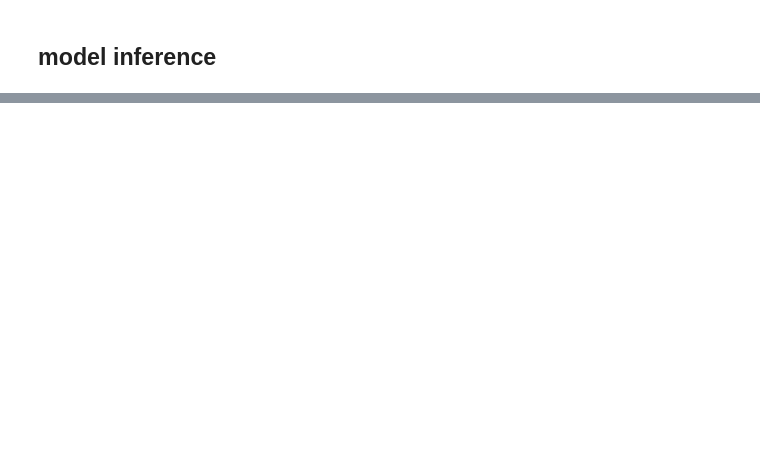
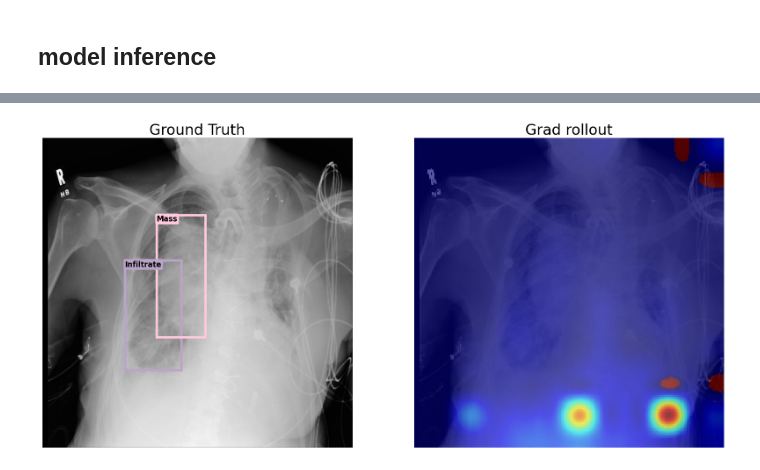
Before and after one commit to taheeraahmed/master-thesis, a Jupyter notebook: 01-multi-label/notebook/xai-vit.ipynb, the cells around one changed output, grey strips where cells are left out. Saved outputs shown, nothing was run; the diff lists cells and outputs as text; code cells hidden in the pictures; blank space fills up the shorter version.

```diff
--- a/01-multi-label/notebook/xai-vit.ipynb
+++ b/01-multi-label/notebook/xai-vit.ipynb
@@ -210,13 +124,8 @@ df_filtered
 # %% [markdown]
 ## loading model
 # %%
-#pretrained_weights = "/cluster/home/taheeraa/code/master-thesis/01-multi-label/output/2024-05-23-13:36:36-fine-tuned-swin/swin_base_simmim_run_0.pth.tar"
-#checkpoint = torch.load(pretrained_weights)
-#state_dict = checkpoint['state_dict']
-#model = timm.create_model('swin_base_patch4_window7_224', num_classes=num_labels)
-
-pretrained_weights = "/cluster/home/taheeraa/code/BenchmarkTransformers/Models/Classification/ChestXray14/06-transformers-pre-trained/vit_base_imagenet_1k_sgd_64_bce_True/vit_base_imagenet_1k_sgd_64_bce_True_run_0.pth.tar"
-checkpoint = torch.load(pretrained_weights)
+pretrained_weights = "/cluster/home/taheeraa/code/BenchmarkTransformers/models/classification/ChestXray14/06-transformers-pre-trained/vit_base_imagenet_1k_sgd_64_bce_True/model.pth.tar"
+checkpoint = torch.load(pretrained_weights, map_location=torch.device('cpu'))
 state_dict = checkpoint['state_dict']
 model = timm.create_model('vit_base_patch16_224', num_classes=num_labels, pretrained=True)
 
@@ -343,0 +296,9 @@ VisionTransformer(
+# %%
+model.eval()
+
+img = cv2.imread(img_path, cv2.IMREAD_GRAYSCALE)
+
+# Convert grayscale to RGB
+rgb_img = cv2.cvtColor(img, cv2.COLOR_GRAY2RGB)
+rgb_img.shape
+input_tensor.shape
@@ -457,0 +364,64 @@ plt.show()
+# %%
+print("Doing Attention Rollout")
+discard_ratio = 0.9
+head_fusion = 'mean'
+attention_rollout = VITAttentionRollout(model, head_fusion=head_fusion,
+    discard_ratio=discard_ratio)
+mask = attention_rollout(input_tensor)
+name = f"attention_rollout_id-{img_id}_dr-{discard_ratio}_hf-{head_fusion}"
+print(name)
+print(mask.shape)
+
+mask_resized = cv2.resize(mask, (224, 224), interpolation=cv2.INTER_CUBIC)
+mask_normalized = mask_resized / mask_resized.max()
+
+heatmap = cv2.applyColorMap(np.uint8(255 * mask_normalized), cv2.COLORMAP_JET)
+
+# Ensure 'rgb_img' is resized to (224, 224) if not, resize it
+if rgb_img.shape[:2] != (224, 224):
+    rgb_img = cv2.resize(rgb_img, (224, 224))
+
+# Blend the heatmap with the original image
+alpha = 0.6  # Transparency for the heatmap
+overlayed_image = cv2.addWeighted(heatmap, alpha, rgb_img, 1 - alpha, 0)
+
+# Convert BGR to RGB for matplotlib
+overlayed_image_rgb = cv2.cvtColor(overlayed_image, cv2.COLOR_BGR2RGB)
+
+# Define specific colors
+colors_list = ['#BAA4C7', '#FFC8DD', '#FFAFCC', '#BDE0FE']
+unique_labels = df_filtered['Finding Label'].unique()
+if len(unique_labels) > len(colors_list):
+    print("Warning: There are more unique labels than provided colors. Some labels will have the same color.")
+label_color_map = {label: colors_list[i % len(colors_list)] for i, label in enumerate(unique_labels)}
+
+# Open the image
+img = Image.open(img_path)
+
+# Create a figure with two subplots side by side
+fig, axs = plt.subplots(1, 2, figsize=(20, 10))
+
+# First subplot: Image with bounding boxes
+ax1 = axs[0]
+ax1.imshow(img, cmap='gray')
+
+# Draw each bounding box with its corresponding label
+for idx, row in df_filtered.iterrows():
+    x, y, w, h = row['x'], row['y'], row['w'], row['h']
+    label = row['Finding Label']
+    color = label_color_map[label]
+    rect = patches.Rectangle((x, y), w, h, linewidth=4, edgecolor=color, facecolor='none')
+    ax1.add_patch(rect)
+    ax1.text(x, y, label, verticalalignment='top', color='black', fontsize=12, weight='bold',
+             bbox=dict(facecolor=color, edgecolor='none', boxstyle='round,pad=0.2'))
+
+ax1.set_title("Ground Truth", fontsize=24)
+ax1.axis('off')
+
+ax2 = axs[1]
+ax2.set_title("Grad rollout", fontsize=24)
+ax2.imshow(overlayed_image_rgb)
+ax2.axis('off')
+
+plt.savefig(f"attention_rollout/{name}.png")
+# %% [output]
@@ -457,0 +431 @@ plt.show()
+[figure, added]
```
Also changed, not shown: parts of 32 cells of this notebook, 1 other file.
